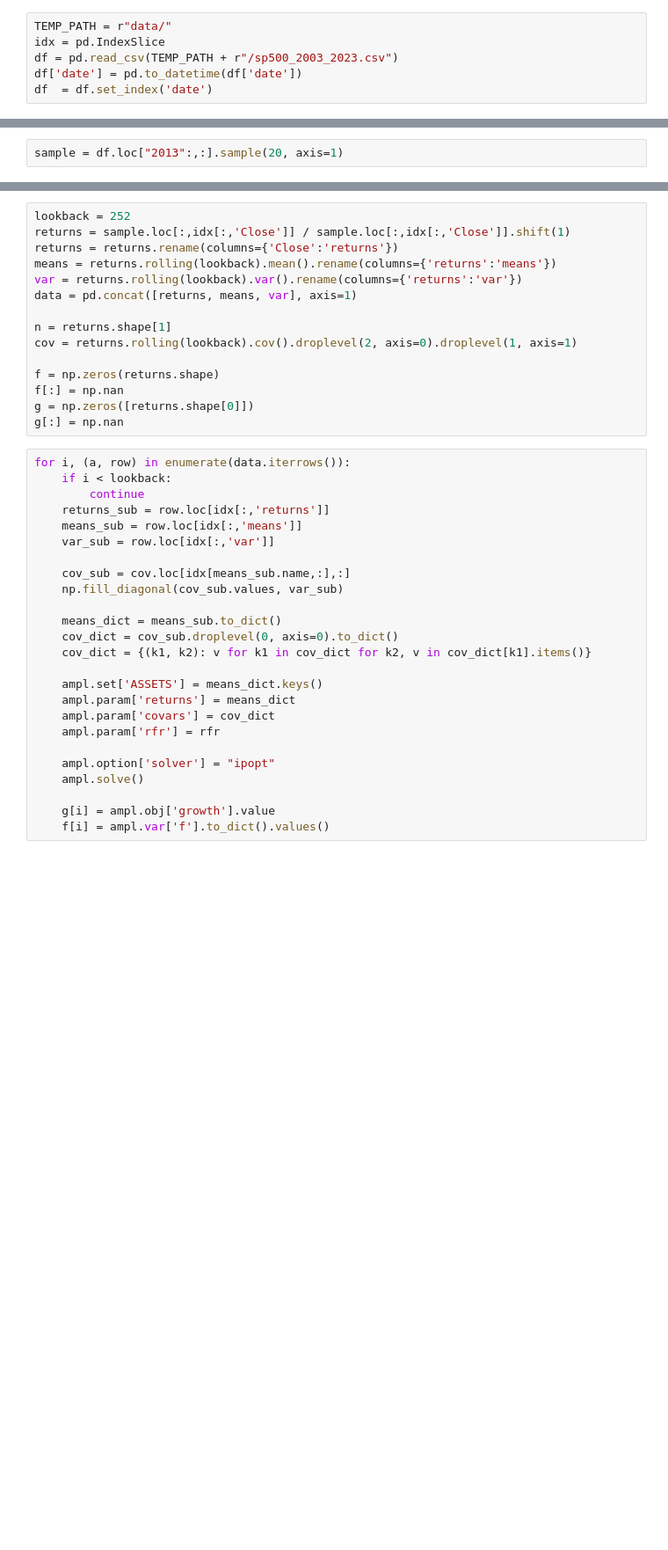
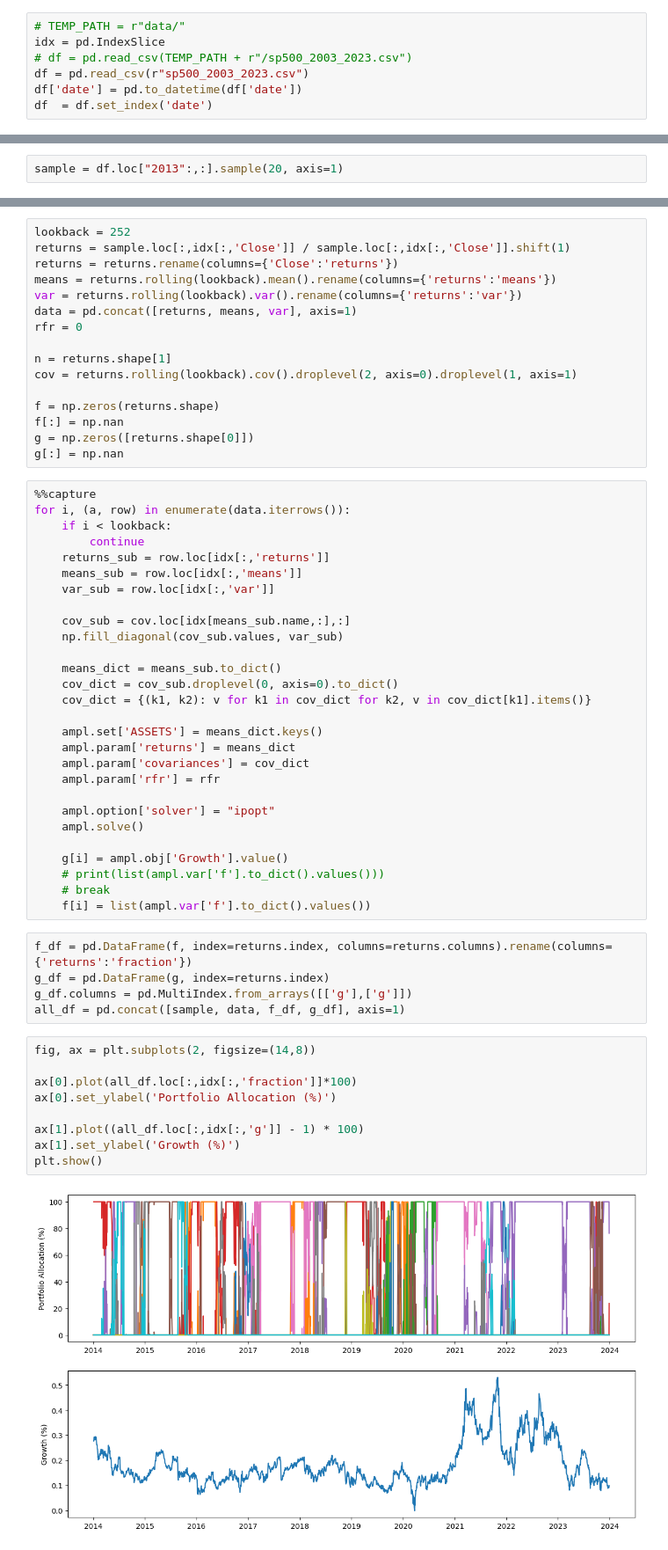
Before and after one commit to shankrith/portfolio-optimization, a Jupyter notebook: kelly-multiple-assets.ipynb, the cells around one changed output, grey strips where cells are left out. Shown at 88% size. Drawn from its saved outputs; the diff is of its cells as text; blank space fills up the shorter version.

```diff
--- a/kelly-multiple-assets.ipynb
+++ b/kelly-multiple-assets.ipynb
@@ -16,7 +17,8 @@ Exception: Failed to install modules.
 # %%
-TEMP_PATH = r"data/"
+# TEMP_PATH = r"data/"
 idx = pd.IndexSlice
-df = pd.read_csv(TEMP_PATH + r"/sp500_2003_2023.csv")
+# df = pd.read_csv(TEMP_PATH + r"/sp500_2003_2023.csv")
+df = pd.read_csv(r"sp500_2003_2023.csv")
 df['date'] = pd.to_datetime(df['date'])
 df  = df.set_index('date')
 # %%
@@ -32,6 +53,7 @@ returns = returns.rename(columns={'Close':'returns'})
 means = returns.rolling(lookback).mean().rename(columns={'returns':'means'})
 var = returns.rolling(lookback).var().rename(columns={'returns':'var'})
 data = pd.concat([returns, means, var], axis=1)
+rfr = 0
 
 n = returns.shape[1]
 cov = returns.rolling(lookback).cov().droplevel(2, axis=0).droplevel(1, axis=1)
@@ -41,6 +63,7 @@ f[:] = np.nan
 g = np.zeros([returns.shape[0]])
 g[:] = np.nan
 # %%
+%%capture
 for i, (a, row) in enumerate(data.iterrows()):
     if i < lookback:
         continue
@@ -57,11 +80,29 @@ for i, (a, row) in enumerate(data.iterrows()):
 
     ampl.set['ASSETS'] = means_dict.keys()
     ampl.param['returns'] = means_dict
-    ampl.param['covars'] = cov_dict
+    ampl.param['covariances'] = cov_dict
     ampl.param['rfr'] = rfr
 
     ampl.option['solver'] = "ipopt"
     ampl.solve()
 
-    g[i] = ampl.obj['growth'].value
-    f[i] = ampl.var['f'].to_dict().values()
+    g[i] = ampl.obj['Growth'].value()
+    # print(list(ampl.var['f'].to_dict().values()))
+    # break
+    f[i] = list(ampl.var['f'].to_dict().values())
+# %%
+f_df = pd.DataFrame(f, index=returns.index, columns=returns.columns).rename(columns={'returns':'fraction'})
+g_df = pd.DataFrame(g, index=returns.index)
+g_df.columns = pd.MultiIndex.from_arrays([['g'],['g']])
+all_df = pd.concat([sample, data, f_df, g_df], axis=1)
+# %%
+fig, ax = plt.subplots(2, figsize=(14,8))
+
+ax[0].plot(all_df.loc[:,idx[:,'fraction']]*100)
+ax[0].set_ylabel('Portfolio Allocation (%)')
+
+ax[1].plot((all_df.loc[:,idx[:,'g']] - 1) * 100)
+ax[1].set_ylabel('Growth (%)')
+plt.show()
+# %% [output]
+[figure, added]
```
Also changed, not shown: parts of 2 cells of this notebook.
